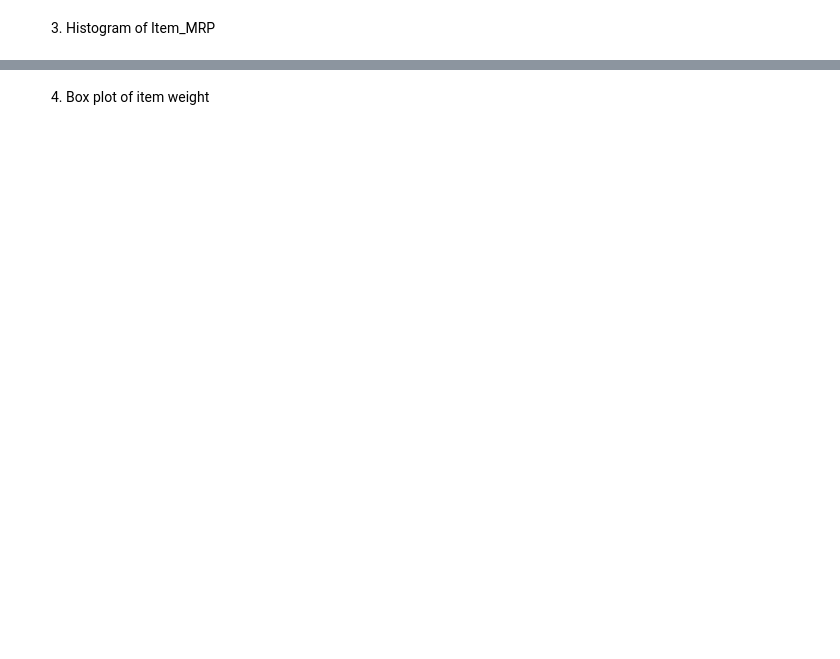
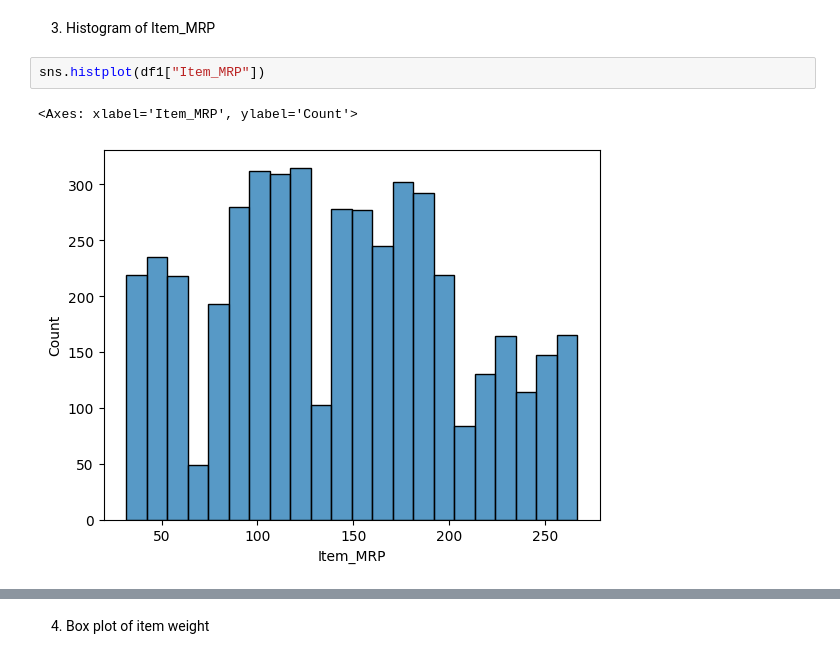
Before and after one commit to andrearosejose/PYTHON_DS, a Jupyter notebook: VISUALISATION_ASSIGNMENT_9.ipynb, the cells around one changed output, grey strips where cells are left out. Saved outputs shown, nothing was run; the diff lists cells and outputs as text; blank space fills up the shorter version.

```diff
--- a/VISUALISATION_ASSIGNMENT_9.ipynb
+++ b/VISUALISATION_ASSIGNMENT_9.ipynb
@@ -12,2 +103,7 @@ df=pd.read_csv('bigmart_data.csv')
 # %% [markdown]
 3. Histogram of Item_MRP
+# %%
+sns.histplot(df1["Item_MRP"])
+# %% [output]
+<Axes: xlabel='Item_MRP', ylabel='Count'>
+[figure, added]
```
Also changed, not shown: parts of 16 cells of this notebook.
